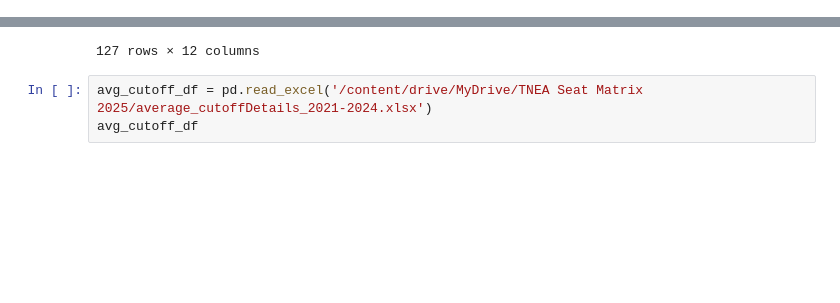
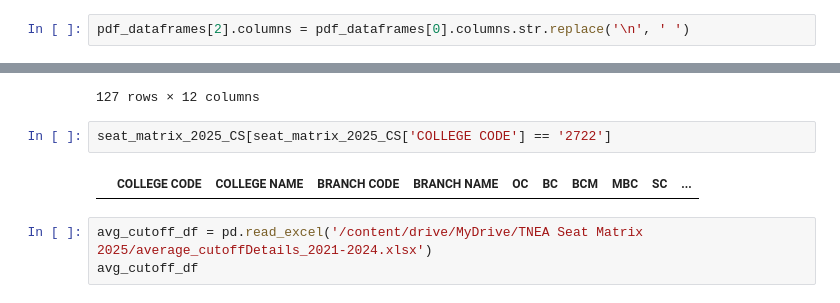
Before and after one commit to KayalvizhiT513/TNEA-seat-matrix-analysis, a Jupyter notebook: TNEA_seat_matrix_running_score.ipynb, the cells around one changed output, grey strips where cells are left out. Drawn from its saved outputs; the diff is of its cells as text; blank space fills up the shorter version.

```diff
--- a/TNEA_seat_matrix_running_score.ipynb
+++ b/TNEA_seat_matrix_running_score.ipynb
@@ -79,3 +132,5 @@ pdf_dataframes[1]
 # %%
 # Replace \n in column names with a space
 pdf_dataframes[1].columns = pdf_dataframes[1].columns.str.replace('\n', ' ')
+# %%
+pdf_dataframes[2].columns = pdf_dataframes[0].columns.str.replace('\n', ' ')
@@ -97,6 +162,10 @@ seat_matrix_2025_CS
 | 3422 | 5907 | Mohamed Sathak Engineering Colleg... | AM | COMPUTER SCIENCE AND\nENGINEERING... | 4 | 3 | 1 | 3 | 2 | ... |
 | 3433 | 5919 | St. Michael College of Engineerin... | AM | COMPUTER SCIENCE AND\nENGINEERING... | 16 | 13 | 2 | 9 | 8 | ... |
 127 rows × 12 columns
+# %%
+seat_matrix_2025_CS[seat_matrix_2025_CS['COLLEGE CODE'] == '2722']
+# %% [output]
+|  | COLLEGE CODE | COLLEGE NAME | BRANCH CODE | BRANCH NAME | OC | BC | BCM | MBC | SC | ... |
 # %%
 avg_cutoff_df = pd.read_excel('/content/drive/MyDrive/TNEA Seat Matrix 2025/average_cutoffDetails_2021-2024.xlsx')
 avg_cutoff_df
```
Also changed, not shown: parts of 9 cells of this notebook.
